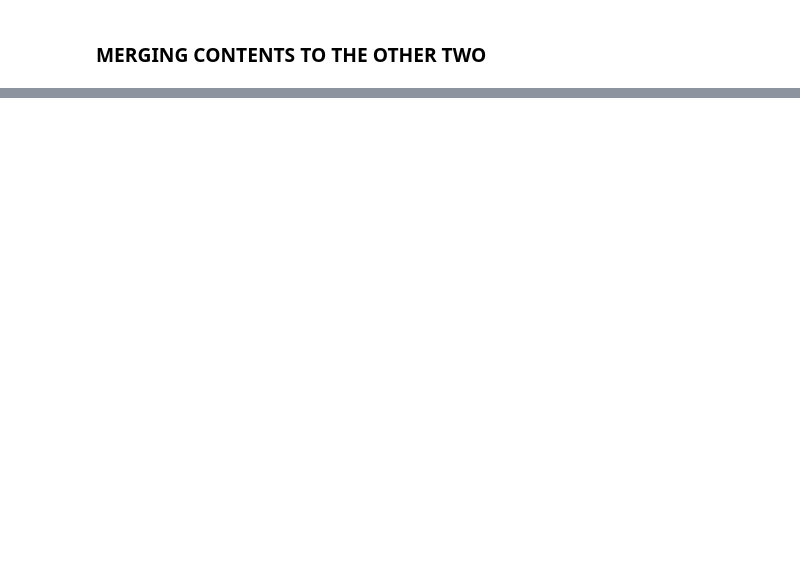
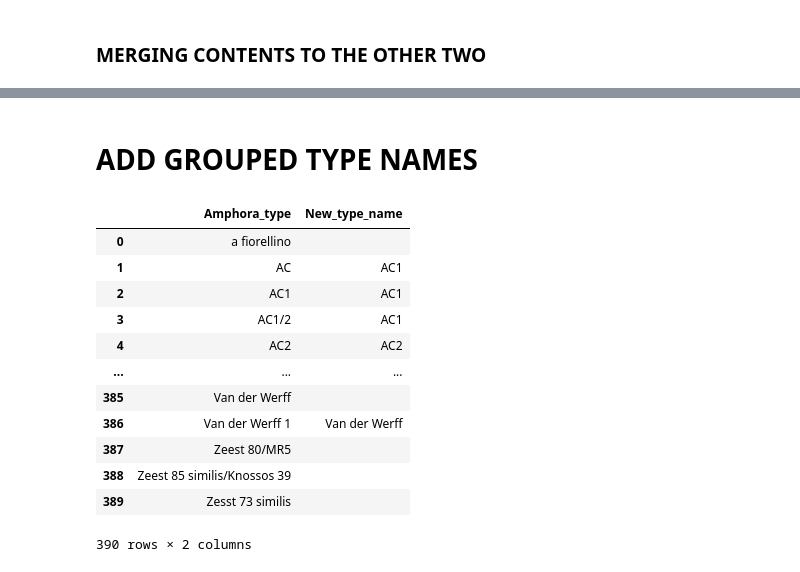
Before and after one commit to Tom-Brughmans/Sonata, a Jupyter notebook: src/application/creating_dataframe.ipynb, the cells around one changed output, grey strips where cells are left out. Cells and saved outputs as stored; diff of their text form; code cells hidden in the pictures; blank space fills up the shorter version.

```diff
--- a/src/application/creating_dataframe.ipynb
+++ b/src/application/creating_dataframe.ipynb
@@ -18,5 +18,10 @@ site = pd.read_excel(
     usecols=["Site", "NewName", "Type", "References and notes"]
 )
 
+sea_side = pd.read_excel("../../data/Template_sites_PK-1.xlsx", na_filter = False)
+
+provenance = pd.read_excel("../../data/Tamplate_provenance-1.xlsx", na_filter = False)
+
+type = pd.read_excel("../../data/Template_type-1.xlsx", na_filter = False)
+
 df = df.drop(["Unnamed: 0"], axis=1)
-df
@@ -136,0 +186,19 @@ df_merged1
+# %% [markdown]
+# ADD GROUPED TYPE NAMES
+# %%
+type.rename(columns = {type.columns[1]: "New_type_name"}, inplace = True)
+type
+# %% [output]
+|  | Amphora_type | New_type_name |
+| 0 | a fiorellino |  |
+| 1 | AC | AC1 |
+| 2 | AC1 | AC1 |
+| 3 | AC1/2 | AC1 |
+| 4 | AC2 | AC2 |
+| ... | ... | ... |
+| 385 | Van der Werff |  |
+| 386 | Van der Werff 1 | Van der Werff |
+| 387 | Zeest 80/MR5 |  |
+| 388 | Zeest 85 similis/Knossos 39 |  |
+| 389 | Zesst 73 similis |  |
+390 rows × 2 columns
```
Also changed, not shown: parts of 17 cells of this notebook, 32 other files.
